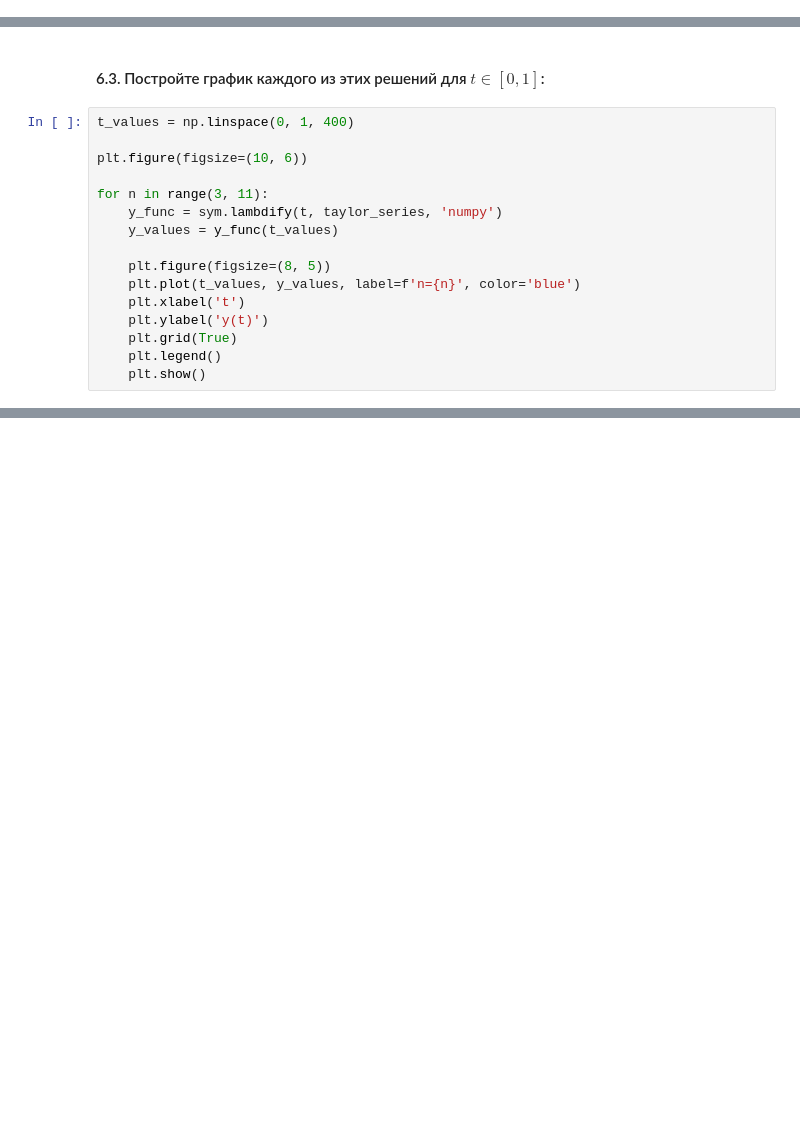
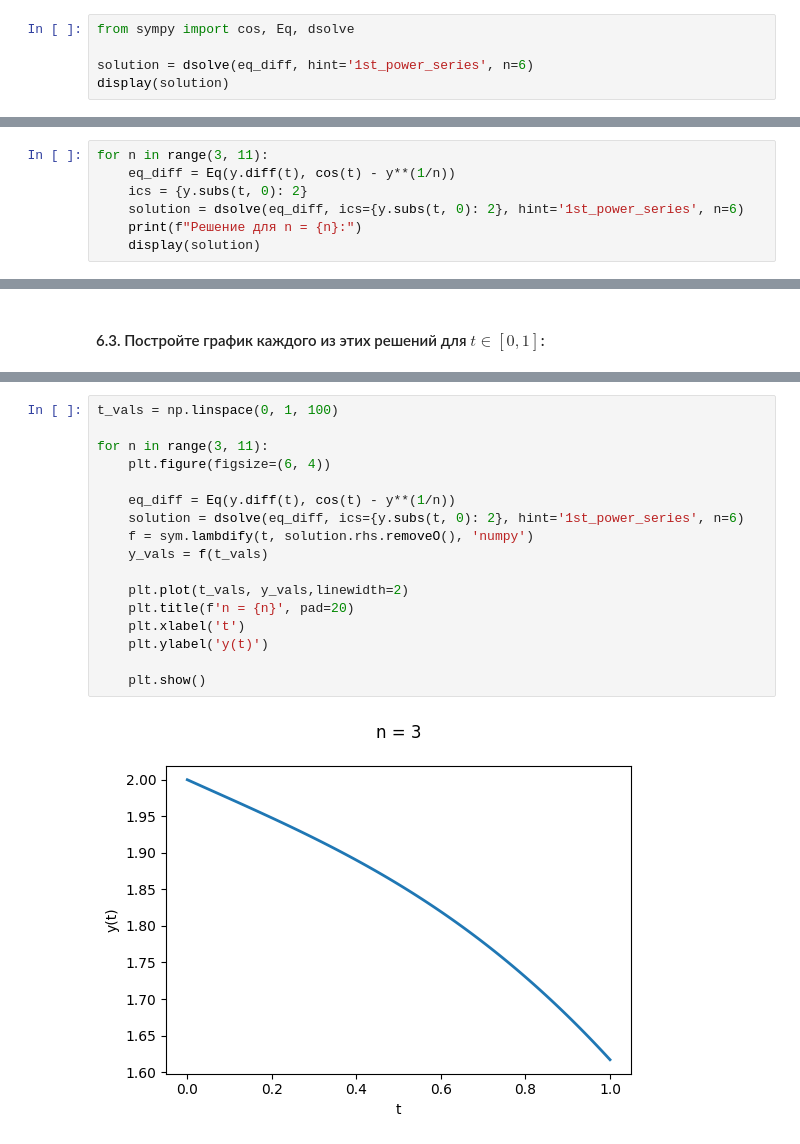
Before and after one commit to Owl-Man/Computer-math, a Jupyter notebook: Практическая_работа_№7_Библиотека_SymPy.ipynb, the cells around one changed output, grey strips where cells are left out. Cells and saved outputs as stored; diff of their text form; blank space fills up the shorter version.

```diff
--- a/Практическая_работа_№7_Библиотека_SymPy.ipynb
+++ b/Практическая_работа_№7_Библиотека_SymPy.ipynb
@@ -374,0 +333,5 @@ $\displaystyle t^{3} \left(- \frac{1}{6} + \frac{\sqrt[3]{2} \left(1 - \sqrt[3]{
+# %%
+from sympy import cos, Eq, dsolve
+
+solution = dsolve(eq_diff, hint='1st_power_series', n=6)
+display(solution)
@@ -404,0 +342,7 @@ $\displaystyle t^{8} \left(- \frac{2^{\frac{2}{3}} \left(-1 + \frac{\sqrt[3]{2}
+# %%
+for n in range(3, 11):
+    eq_diff = Eq(y.diff(t), cos(t) - y**(1/n))
+    ics = {y.subs(t, 0): 2}
+    solution = dsolve(eq_diff, ics={y.subs(t, 0): 2}, hint='1st_power_series', n=6)
+    print(f"Решение для n = {n}:")
+    display(solution)
@@ -405,18 +363,2 @@ $\displaystyle t^{8} \left(- \frac{2^{\frac{2}{3}} \left(-1 + \frac{\sqrt[3]{2}
 # %% [markdown]
 #### 6.3. Постройте график каждого из этих решений для $t \in [0, 1]$:
-# %%
-t_values = np.linspace(0, 1, 400)
-
-plt.figure(figsize=(10, 6))
-
-for n in range(3, 11):
-    y_func = sym.lambdify(t, taylor_series, 'numpy')
-    y_values = y_func(t_values)
-
-    plt.figure(figsize=(8, 5))
-    plt.plot(t_values, y_values, label=f'n={n}', color='blue')
-    plt.xlabel('t')
-    plt.ylabel('y(t)')
-    plt.grid(True)
-    plt.legend()
-    plt.show()
@@ -432,0 +365,19 @@ for n in range(3, 11):
+# %%
+t_vals = np.linspace(0, 1, 100)
+
+for n in range(3, 11):
+    plt.figure(figsize=(6, 4))
+
+    eq_diff = Eq(y.diff(t), cos(t) - y**(1/n))
+    solution = dsolve(eq_diff, ics={y.subs(t, 0): 2}, hint='1st_power_series', n=6)
+    f = sym.lambdify(t, solution.rhs.removeO(), 'numpy')
+    y_vals = f(t_vals)
+
+    plt.plot(t_vals, y_vals,linewidth=2)
+    plt.title(f'n = {n}', pad=20)
+    plt.xlabel('t')
+    plt.ylabel('y(t)')
+
+    plt.show()
+# %% [output]
+[figure, added]
```
Also changed, not shown: parts of 7 cells of this notebook, 3 other files.
